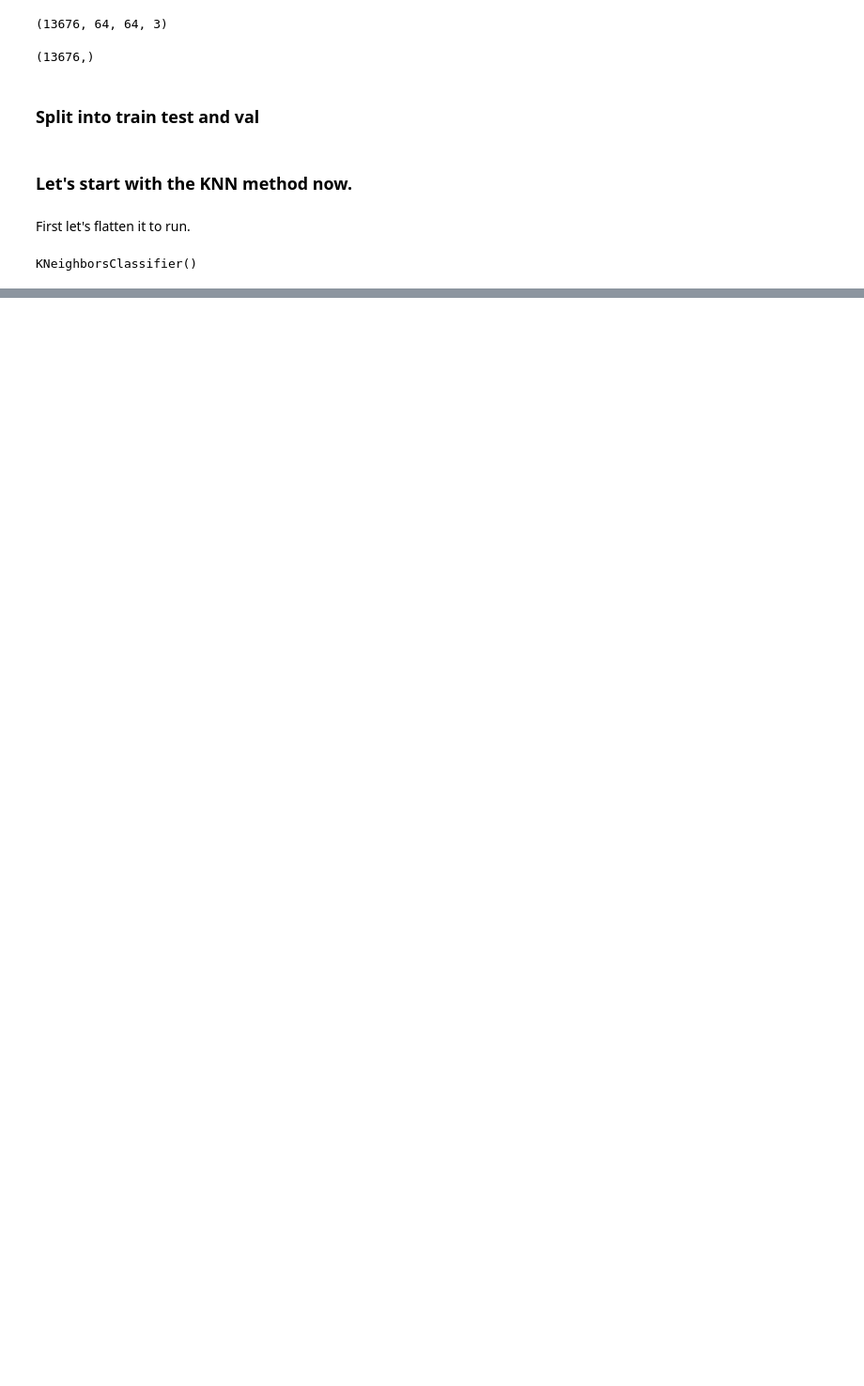
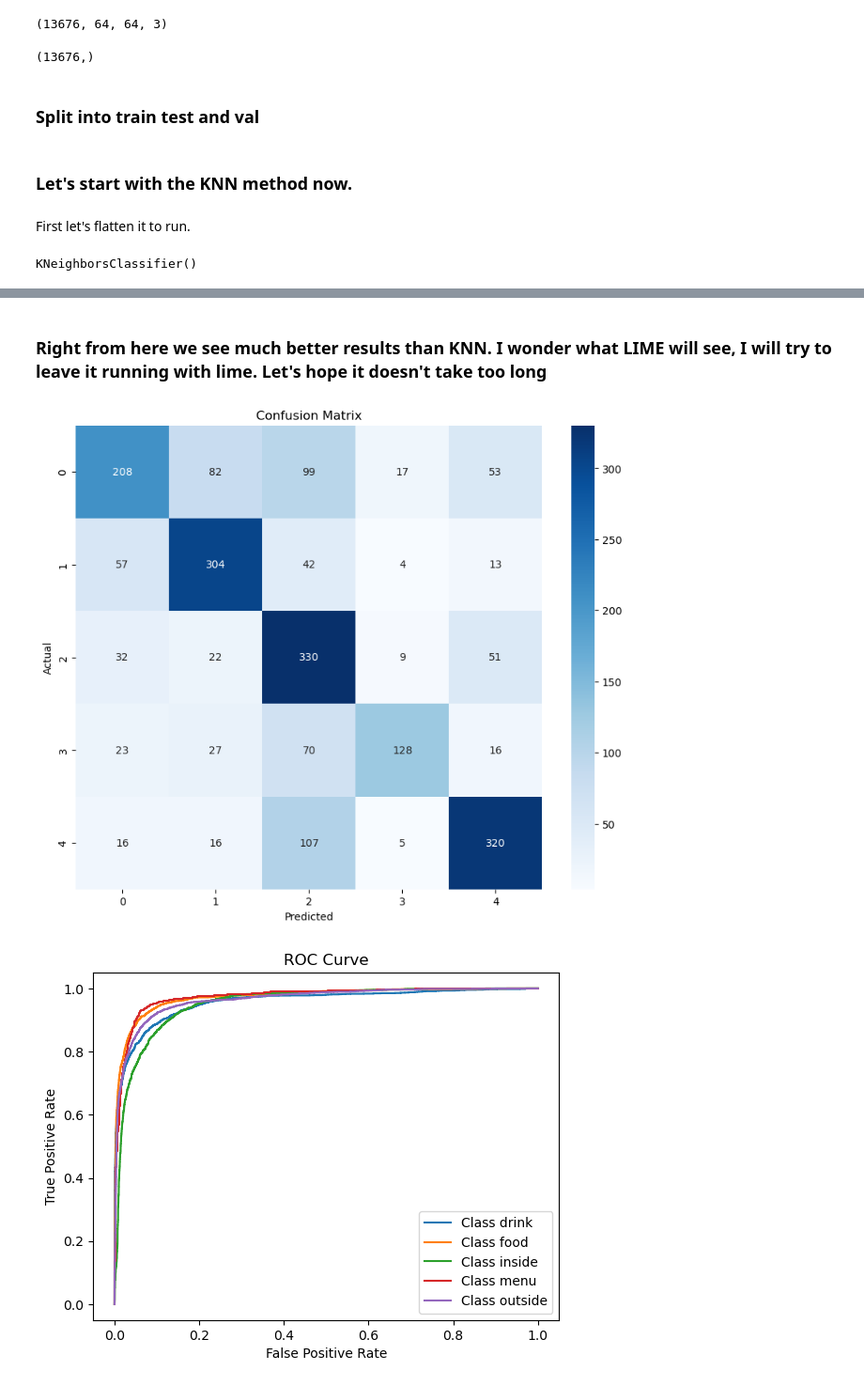
Before and after one commit to LCIT-W25/AISC-T3-Grp2, a Jupyter notebook: AISC2008 - Computer Vision/Case Study 1/Leandro/Case Study 1.ipynb, the cells around one changed output, grey strips where cells are left out. Shown at 94% size. Saved outputs shown, nothing was run; the diff lists cells and outputs as text; code cells hidden in the pictures; blank space fills up the shorter version.

```diff
--- a/AISC2008 - Computer Vision/Case Study 1/Leandro/Case Study 1.ipynb
+++ b/AISC2008 - Computer Vision/Case Study 1/Leandro/Case Study 1.ipynb
@@ -355,0 +797,11 @@ True label probability: 0.8
+# %%
+scaler = StandardScaler()
+X_train_flat = scaler.fit_transform(X_train_flat)
+X_val_flat = scaler.transform(X_val_flat)
+X_test_flat = scaler.transform(X_test_flat)
+# %%
+# Initialize the kNN model
+svc = SVC(kernel='rbf', C=1.0, gamma='scale', probability=True)
+
+# Train the model
+svc.fit(X_train_flat, y_train)
@@ -355,0 +812,4 @@ True label probability: 0.8
+# %%
+# Predict on train data
+y_train_pred = svc.predict(X_train_flat)
+y_train_probs = svc.predict_proba(X_train_flat)
@@ -355,0 +820,4 @@ True label probability: 0.8
+# %%
+# Same for val
+y_val_pred = svc.predict(X_val_flat)
+y_val_probs = svc.predict_proba(X_val_flat)
@@ -355,0 +905,23 @@ True label probability: 0.8
+# %% [markdown]
+### Right from here we see much better results than KNN. I wonder what LIME will see, I will try to leave it running with lime. Let's hope it doesn't take too long
+# %%
+# Plot Confusion Matrix
+plt.figure(figsize=(10, 8))
+sns.heatmap(cm, annot=True, fmt='d', cmap="Blues")
+plt.title("Confusion Matrix")
+plt.ylabel("Actual")
+plt.xlabel("Predicted")
+plt.show()
+
+# Plot ROC Curve (One-vs-Rest)
+for i in range(len(label_encoder.classes_)):
+    fpr, tpr, _ = roc_curve(y_train == i, y_train_probs[:, i])
+    plt.plot(fpr, tpr, label=f"Class {label_encoder.classes_[i]}")
+plt.title("ROC Curve")
+plt.xlabel("False Positive Rate")
+plt.ylabel("True Positive Rate")
+plt.legend()
+plt.show()
+# %% [output]
+[figure, added]
+[figure, added]
```
Also changed, not shown: parts of 88 cells of this notebook.
